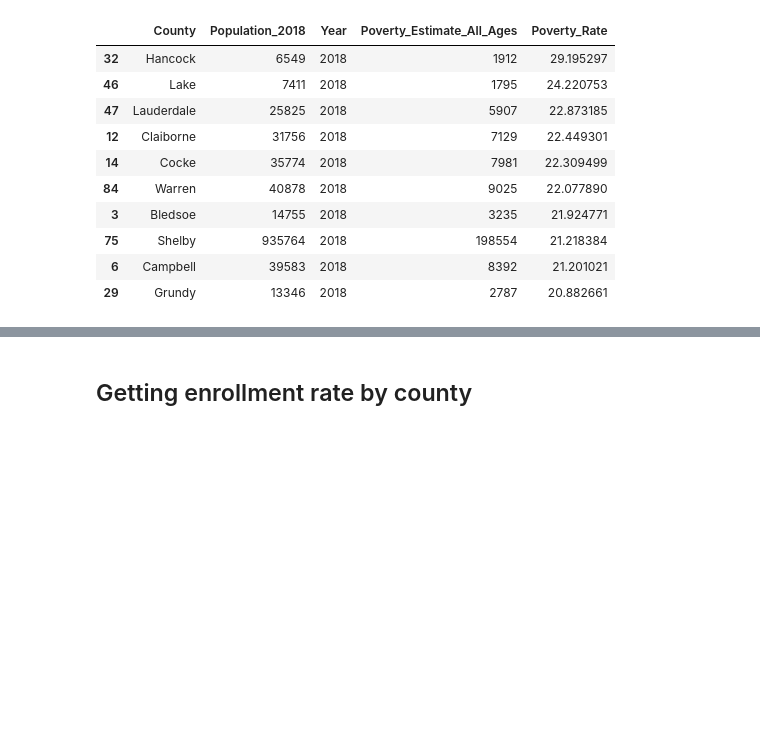
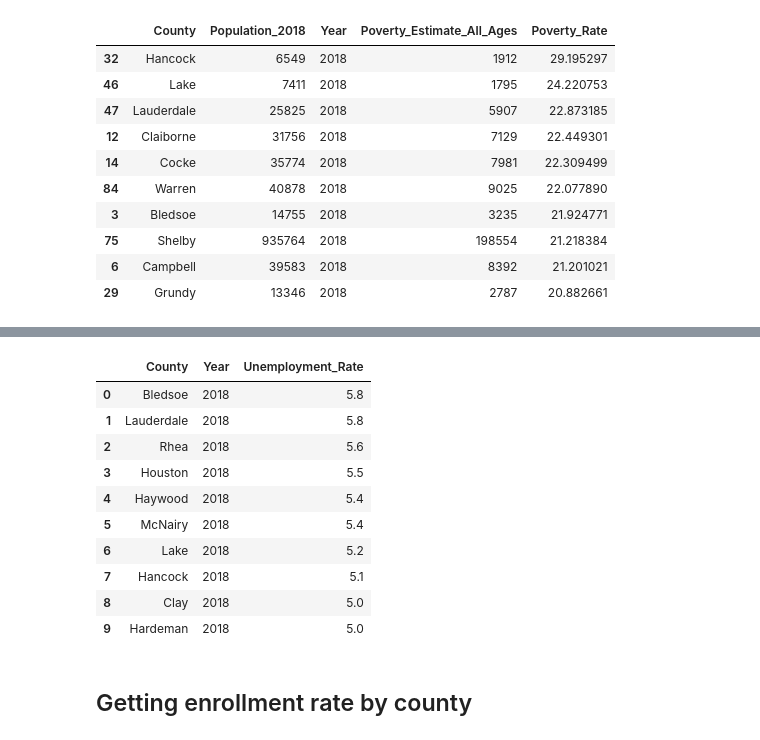
Before and after one commit to bryanclanton/TennCare-Enrollment-Analysis, a Jupyter notebook: TennCare_Enrollment_Analysis.ipynb, the cells around one changed output, grey strips where cells are left out. Drawn from its saved outputs; the diff is of its cells as text; code cells hidden in the pictures; blank space fills up the shorter version.

```diff
--- a/TennCare_Enrollment_Analysis.ipynb
+++ b/TennCare_Enrollment_Analysis.ipynb
@@ -10,6 +10,7 @@ poverty = pd.read_excel('data/Tennessee_Poverty_Data.xlsx')
 unemployment = pd.read_excel('data/Tennessee_Annual_Unemployment_Data.xlsx')
 birth = pd.read_excel('data/Tennessee_Birth_Data.xlsx')
 population = pd.read_excel('data/Population_Rates.xlsx')
+unemployment1 = pd.read_excel('data/Tennessee_Unemployment_Data.xlsx')
 # %%
 population.dtypes
 # %% [output]
@@ -330,3 +342,19 @@ population_poverty_2018.head(10)
+# %%
+unemployment_2018 = unemployment1[unemployment1.Year == 2018]
+unemployment_2018 = unemployment_2018.sort_values(by=['Unemployment_Rate'], ascending=False)
+unemployment_2018.head(10)
+# %% [output]
+|  | County | Year | Unemployment_Rate |
+| 0 | Bledsoe | 2018 | 5.8 |
+| 1 | Lauderdale | 2018 | 5.8 |
+| 2 | Rhea | 2018 | 5.6 |
+| 3 | Houston | 2018 | 5.5 |
+| 4 | Haywood | 2018 | 5.4 |
+| 5 | McNairy | 2018 | 5.4 |
+| 6 | Lake | 2018 | 5.2 |
+| 7 | Hancock | 2018 | 5.1 |
+| 8 | Clay | 2018 | 5.0 |
+| 9 | Hardeman | 2018 | 5.0 |
 # %% [markdown]
 ## Getting enrollment rate by county
 # %%
```
Also changed, not shown: parts of 3 cells of this notebook, 4 other files.
